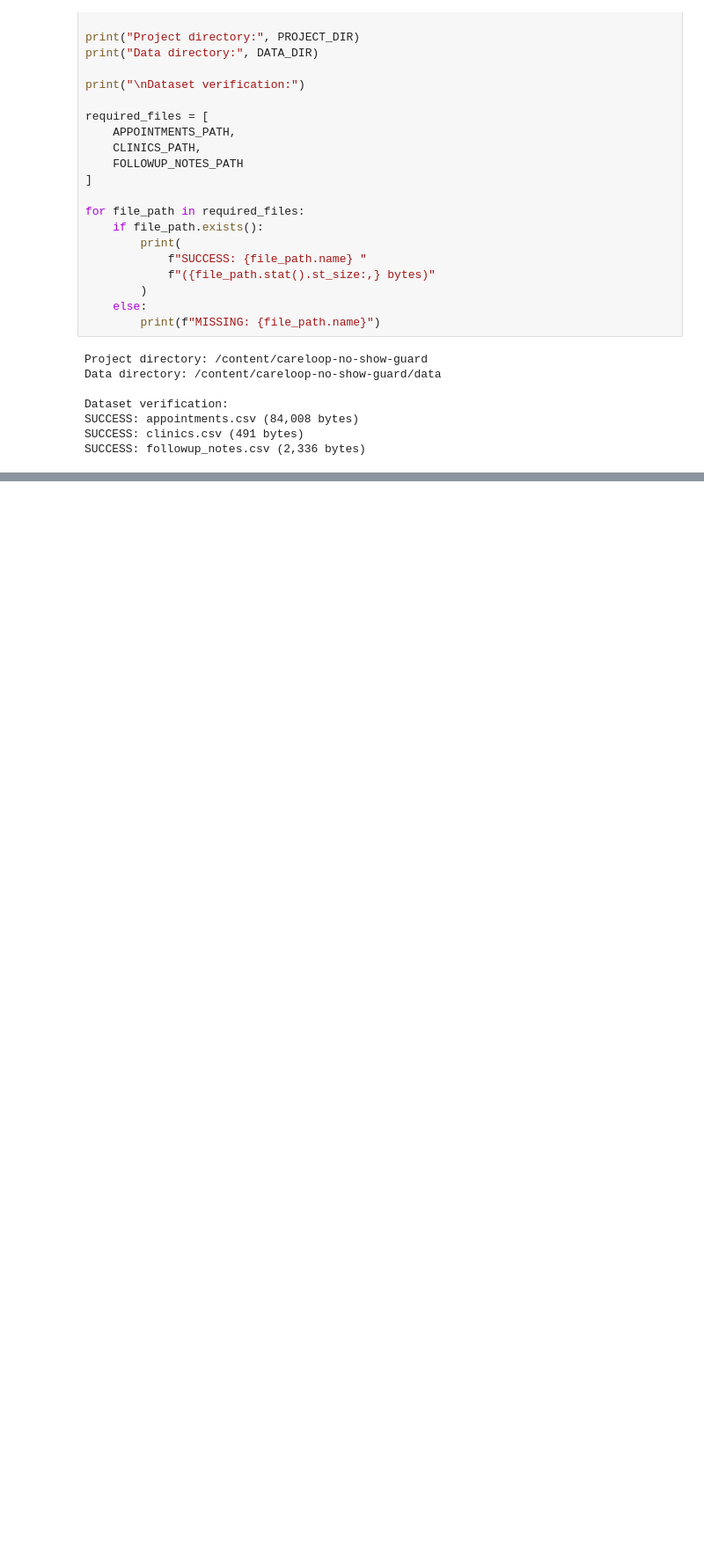
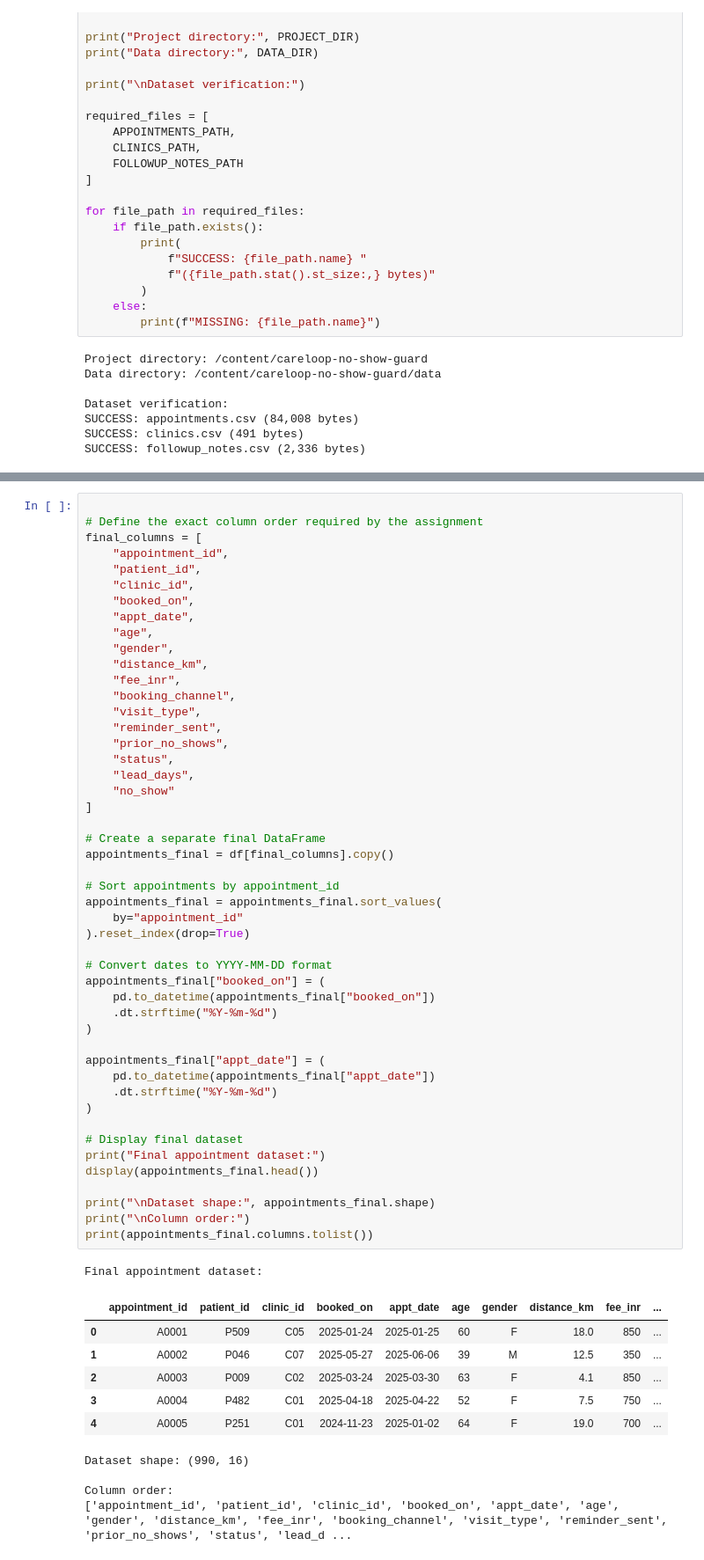
Before and after one commit to sonalisalvi/careloop-no-show-guard, a Jupyter notebook: 01_ingest_clean.ipynb, the cells around one changed output, grey strips where cells are left out. Shown at 88% size. Saved outputs shown, nothing was run; the diff lists cells and outputs as text; blank space fills up the shorter version.

```diff
--- a/01_ingest_clean.ipynb
+++ b/01_ingest_clean.ipynb
@@ -131,0 +1246,60 @@ SUCCESS: followup_notes.csv (2,336 bytes)
+# %%
+
+# Define the exact column order required by the assignment
+final_columns = [
+    "appointment_id",
+    "patient_id",
+    "clinic_id",
+    "booked_on",
+    "appt_date",
+    "age",
+    "gender",
+    "distance_km",
+    "fee_inr",
+    "booking_channel",
+    "visit_type",
+    "reminder_sent",
+    "prior_no_shows",
+    "status",
+    "lead_days",
+    "no_show"
+]
+
+# Create a separate final DataFrame
+appointments_final = df[final_columns].copy()
+
+# Sort appointments by appointment_id
+appointments_final = appointments_final.sort_values(
+    by="appointment_id"
+).reset_index(drop=True)
+
+# Convert dates to YYYY-MM-DD format
+appointments_final["booked_on"] = (
+    pd.to_datetime(appointments_final["booked_on"])
+    .dt.strftime("%Y-%m-%d")
+)
+
+appointments_final["appt_date"] = (
+    pd.to_datetime(appointments_final["appt_date"])
+    .dt.strftime("%Y-%m-%d")
+)
+
+# Display final dataset
+print("Final appointment dataset:")
+display(appointments_final.head())
+
+print("\nDataset shape:", appointments_final.shape)
+print("\nColumn order:")
+print(appointments_final.columns.tolist())
+# %% [output]
+Final appointment dataset:
+|  | appointment_id | patient_id | clinic_id | booked_on | appt_date | age | gender | distance_km | fee_inr | ... |
+| 0 | A0001 | P509 | C05 | 2025-01-24 | 2025-01-25 | 60 | F | 18.0 | 850 | ... |
+| 1 | A0002 | P046 | C07 | 2025-05-27 | 2025-06-06 | 39 | M | 12.5 | 350 | ... |
+| 2 | A0003 | P009 | C02 | 2025-03-24 | 2025-03-30 | 63 | F | 4.1 | 850 | ... |
+| 3 | A0004 | P482 | C01 | 2025-04-18 | 2025-04-22 | 52 | F | 7.5 | 750 | ... |
+| 4 | A0005 | P251 | C01 | 2024-11-23 | 2025-01-02 | 64 | F | 19.0 | 700 | ... |
+Dataset shape: (990, 16)
+
+Column order:
+['appointment_id', 'patient_id', 'clinic_id', 'booked_on', 'appt_date', 'age', 'gender', 'distance_km', 'fee_inr', 'booking_channel', 'visit_type', 'reminder_sent', 'prior_no_shows', 'status', 'lead_d ...
```
Also changed, not shown: parts of 38 cells of this notebook.
